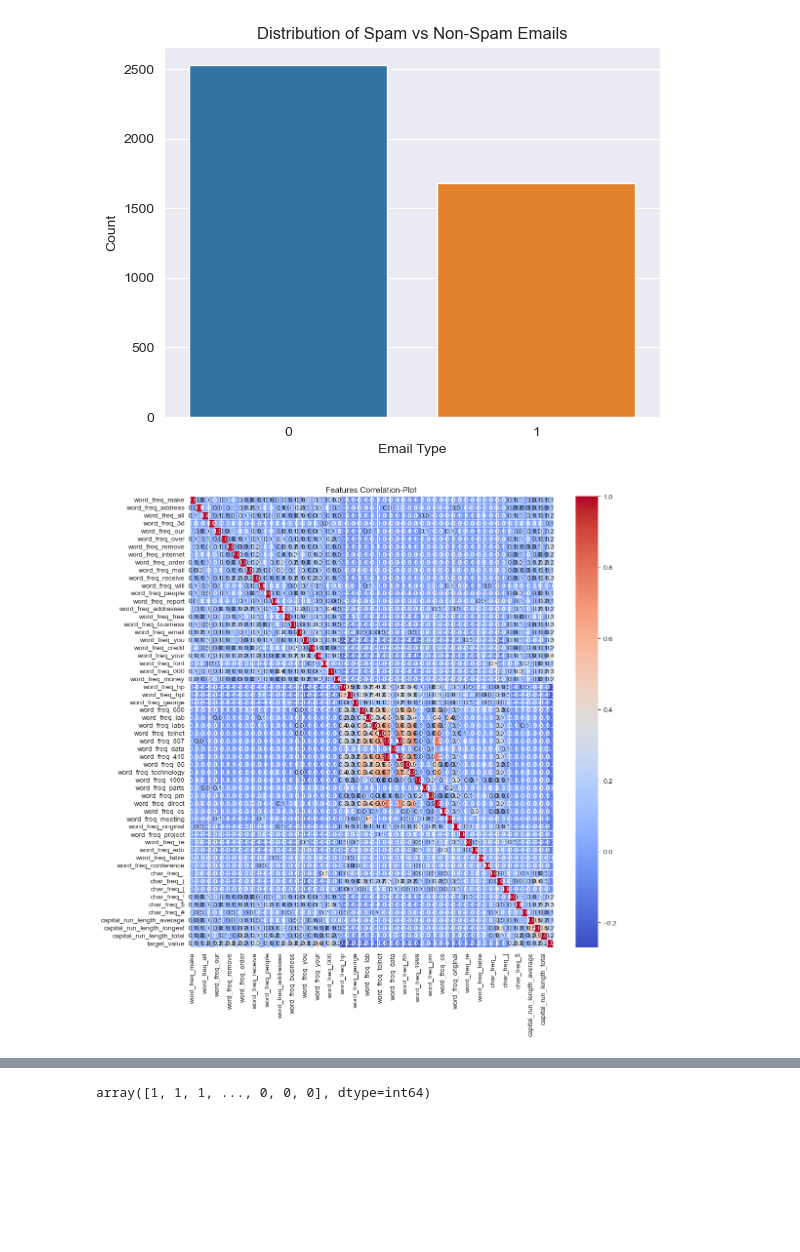
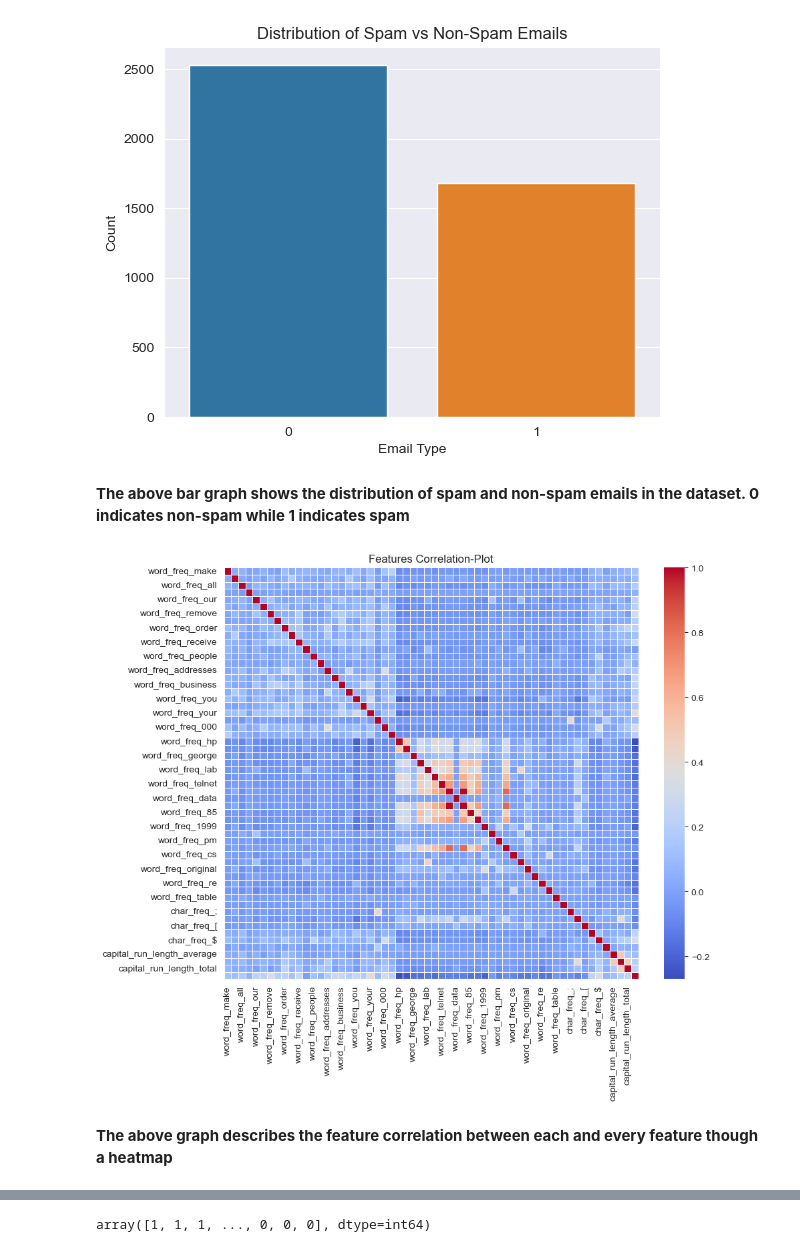
Before and after one commit to KoralegeiKavindya/EmailClassification_MachineLearning_CW, a Jupyter notebook: Coursework_KNN.ipynb, the cells around one changed output, grey strips where cells are left out. Drawn from its saved outputs; the diff is of its cells as text; code cells hidden in the pictures; blank space fills up the shorter version.

```diff
--- a/Coursework_KNN.ipynb
+++ b/Coursework_KNN.ipynb
@@ -81,17 +81,21 @@ plt.ylabel('Count')
 plt.show()
 # %% [output]
 [figure]
+# %% [markdown]
+**The above bar graph shows the distribution of spam and non-spam emails in the dataset. 0 indicates non-spam while 1 indicates spam**
 # %%
 # Compute the correlation matrix
 corr = spam_dataset.corr()
 
 # Create a heatmap of the correlation matrix
-f, ax = plt.subplots(figsize=[12,12])
+f, ax = plt.subplots(figsize=[10,8])
 plt.title('Features Correlation-Plot')
-sns.heatmap(corr, cmap="coolwarm", annot=True, linewidths=0.5, fmt= '.1f',ax=ax)
+sns.heatmap(corr, cmap="coolwarm", annot=False, linewidths=0.5, fmt= '.1f',ax=ax)
 plt.show()
 # %% [output]
-[figure, old version]
+[figure, new version]
+# %% [markdown]
+**The above graph describes the feature correlation between each and every feature though a heatmap**
 # %%
 # Creating a dataset with all the training data except the target value column
 X = spam_dataset.drop(columns=['target_value'])
```
Also changed, not shown: parts of 6 cells of this notebook, 1 other file.
